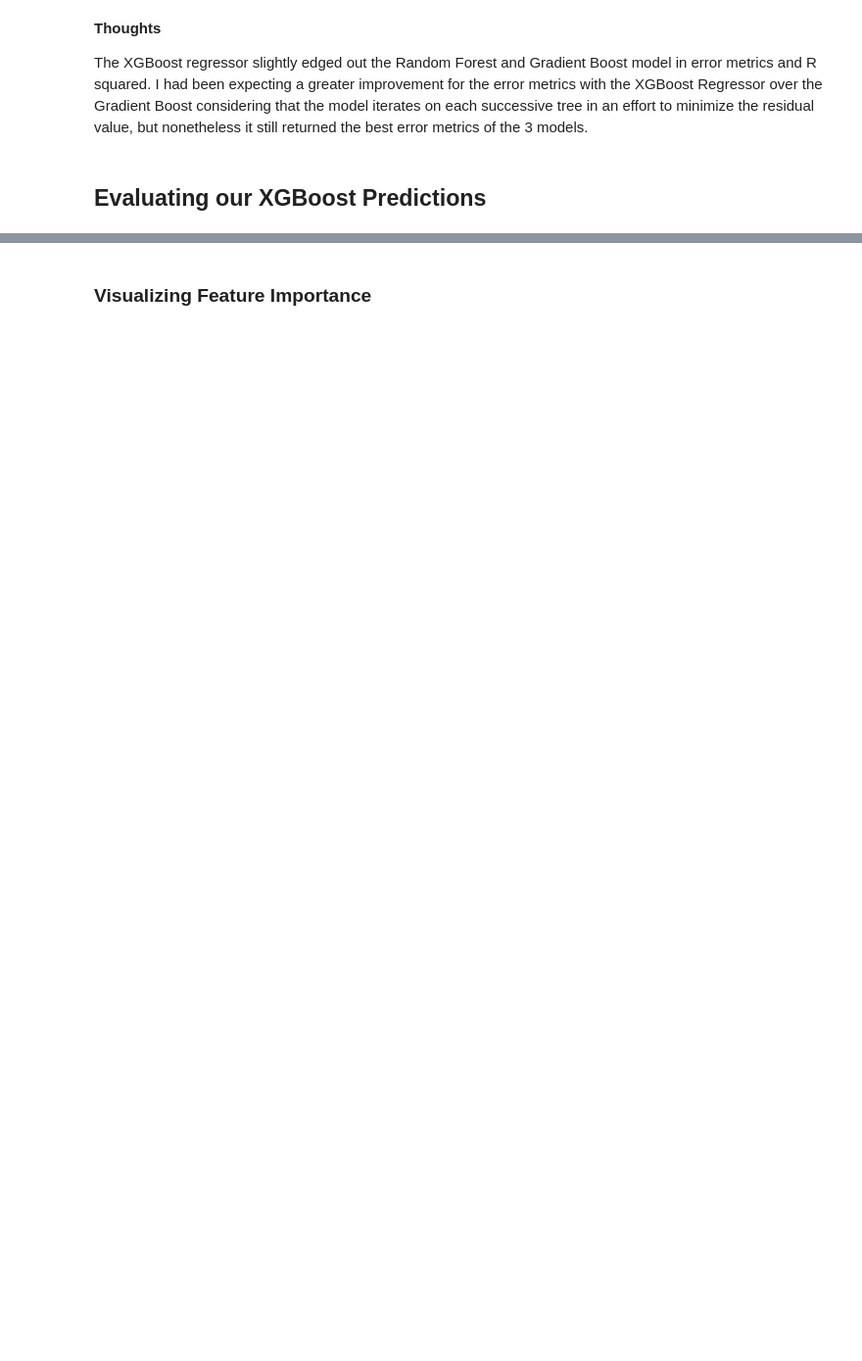
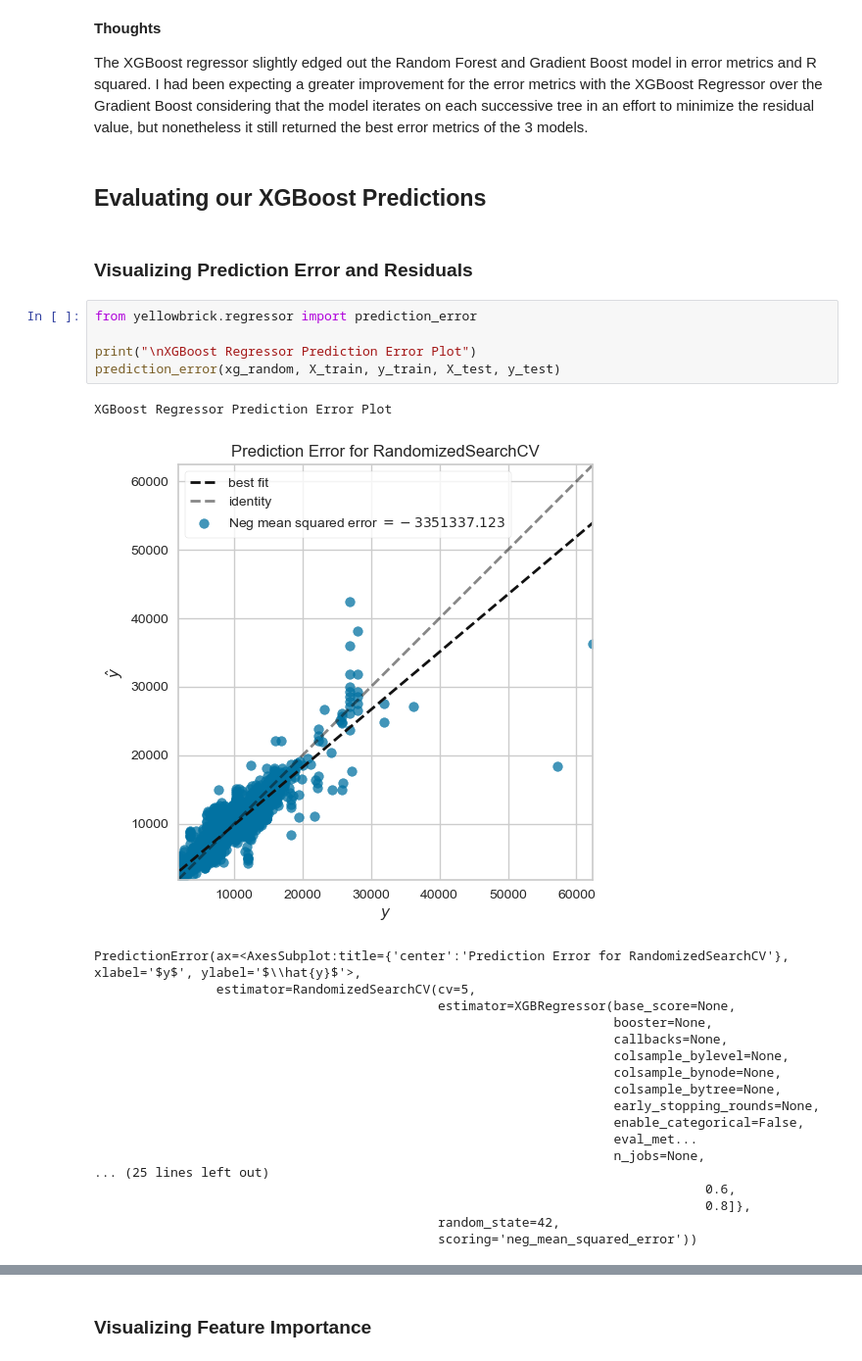
Before and after one commit to rahprabhu/Predicting_Flight_Prices, a Jupyter notebook: Regression Models - Flight Price Prediction.ipynb, the cells around one changed output, grey strips where cells are left out. Shown: that part at 98% size. Cells and saved outputs as stored; diff of their text form; blank space fills up the shorter version.

```diff
--- a/Regression Models - Flight Price Prediction.ipynb
+++ b/Regression Models - Flight Price Prediction.ipynb
@@ -307,3 +307,30 @@ results_df
 The XGBoost regressor slightly edged out the Random Forest and Gradient Boost model in error metrics and R squared. I had been expecting a greater improvement for the error metrics with the XGBoost Regressor over the Gradient Boost considering that the model iterates on each successive tree in an effort to minimize the residual value, but nonetheless it still returned the best error metrics of the 3 models.
 # %% [markdown]
 ## Evaluating our XGBoost Predictions
+# %% [markdown]
+### Visualizing Prediction Error and Residuals
+# %%
+from yellowbrick.regressor import prediction_error
+
+print("\nXGBoost Regressor Prediction Error Plot")
+prediction_error(xg_random, X_train, y_train, X_test, y_test)
+# %% [output]
+XGBoost Regressor Prediction Error Plot
+[figure, added]
+PredictionError(ax=<AxesSubplot:title={'center':'Prediction Error for RandomizedSearchCV'}, xlabel='$y$', ylabel='$\\hat{y}$'>,
+                estimator=RandomizedSearchCV(cv=5,
+                                             estimator=XGBRegressor(base_score=None,
+                                                                    booster=None,
+                                                                    callbacks=None,
+                                                                    colsample_bylevel=None,
+                                                                    colsample_bynode=None,
+                                                                    colsample_bytree=None,
+                                                                    early_stopping_rounds=None,
+                                                                    enable_categorical=False,
+                                                                    eval_met...
+                                                                    n_jobs=None,
+... (25 lines left out)
+                                                                                0.6,
+                                                                                0.8]},
+                                             random_state=42,
+                                             scoring='neg_mean_squared_error'))
```
Also changed, not shown: parts of 26 cells of this notebook.
